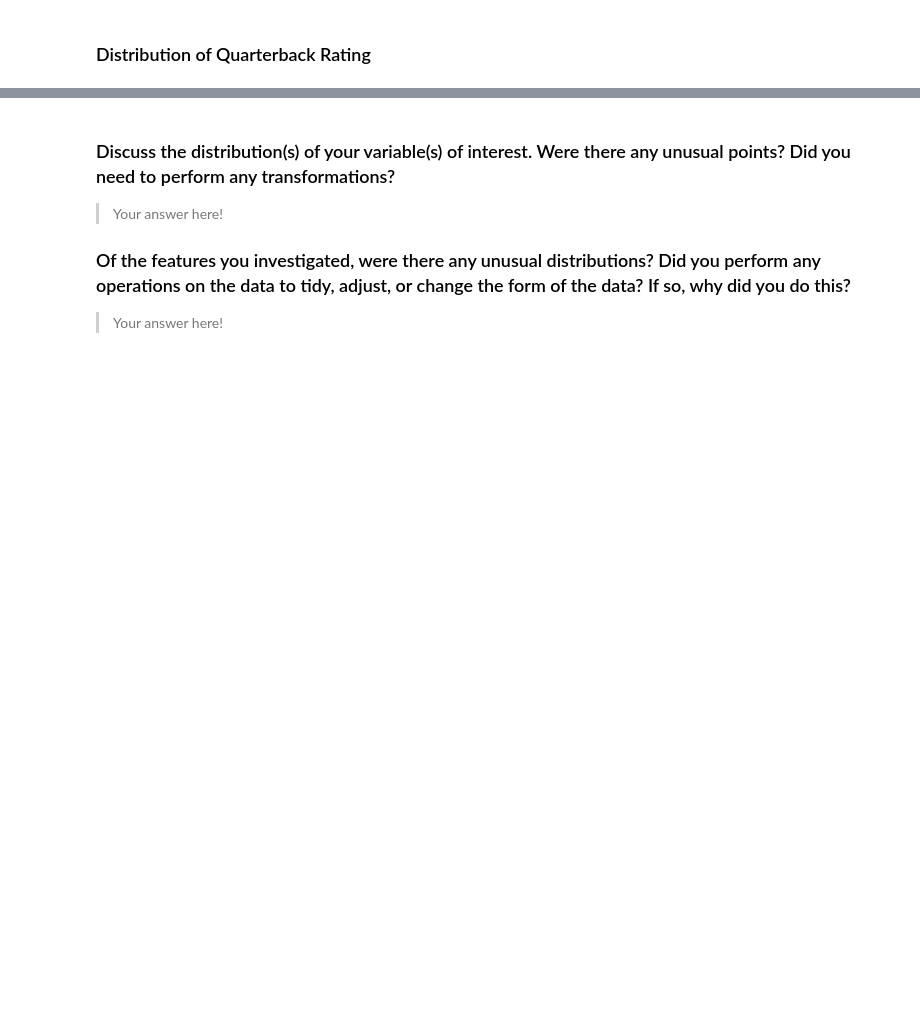
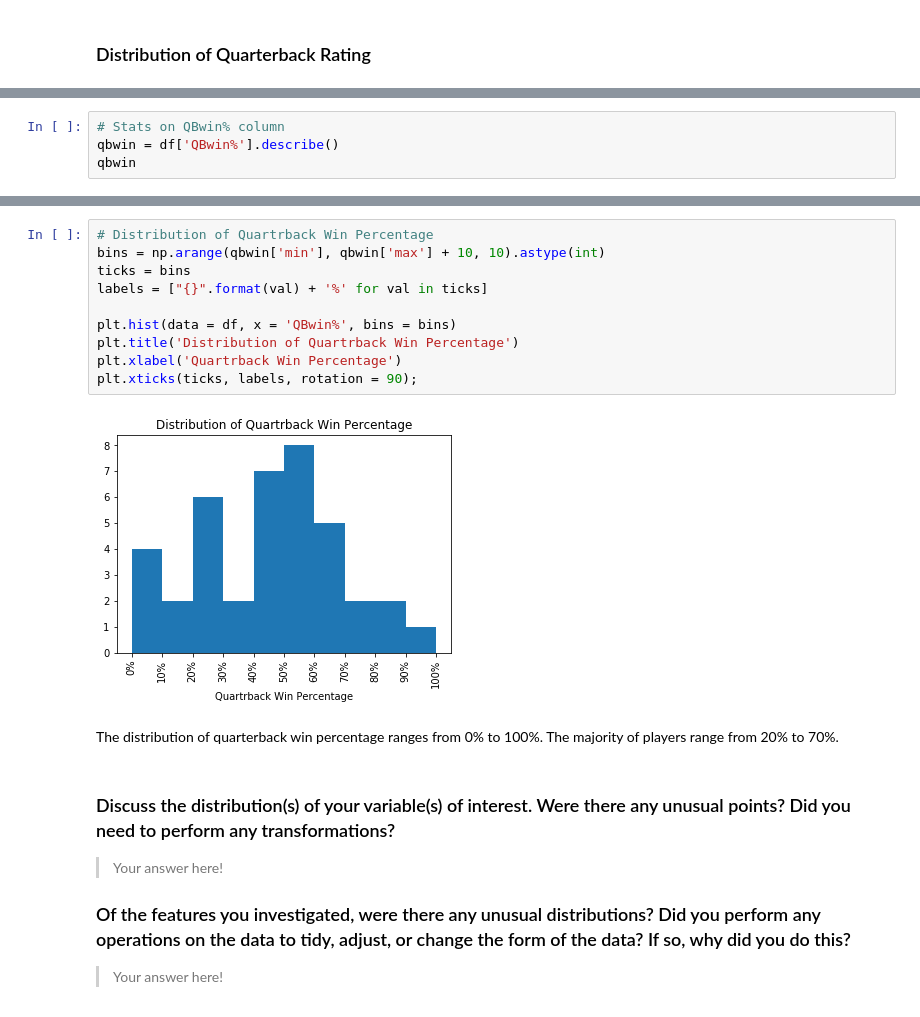
Before and after one commit to ChristopherSJames/Quarterback-Point-Analysis-2016, a Jupyter notebook: qb_point_analysis.ipynb, the cells around one changed output, grey strips where cells are left out. Cells and saved outputs as stored; diff of their text form; blank space fills up the shorter version.

```diff
--- a/qb_point_analysis.ipynb
+++ b/qb_point_analysis.ipynb
@@ -256,0 +264,4 @@ The distribution of quarterback rating ranges from 16 to 76. The majority of pla
+# %%
+# Stats on QBwin% column
+qbwin = df['QBwin%'].describe()
+qbwin
@@ -257,3 +278,17 @@ The distribution of quarterback rating ranges from 16 to 76. The majority of pla
+# %%
+# Distribution of Quartrback Win Percentage
+bins = np.arange(qbwin['min'], qbwin['max'] + 10, 10).astype(int)
+ticks = bins
+labels = ["{}".format(val) + '%' for val in ticks]
+
+plt.hist(data = df, x = 'QBwin%', bins = bins)
+plt.title('Distribution of Quartrback Win Percentage')
+plt.xlabel('Quartrback Win Percentage')
+plt.xticks(ticks, labels, rotation = 90);
+# %% [output]
+[figure, added]
+# %% [markdown]
+The distribution of quarterback win percentage ranges from 0% to 100%. The majority of players range from 20% to 70%.
 # %% [markdown]
 ### Discuss the distribution(s) of your variable(s) of interest. Were there any unusual points? Did you need to perform any transformations?
 
```
Also changed, not shown: parts of 21 cells of this notebook.
